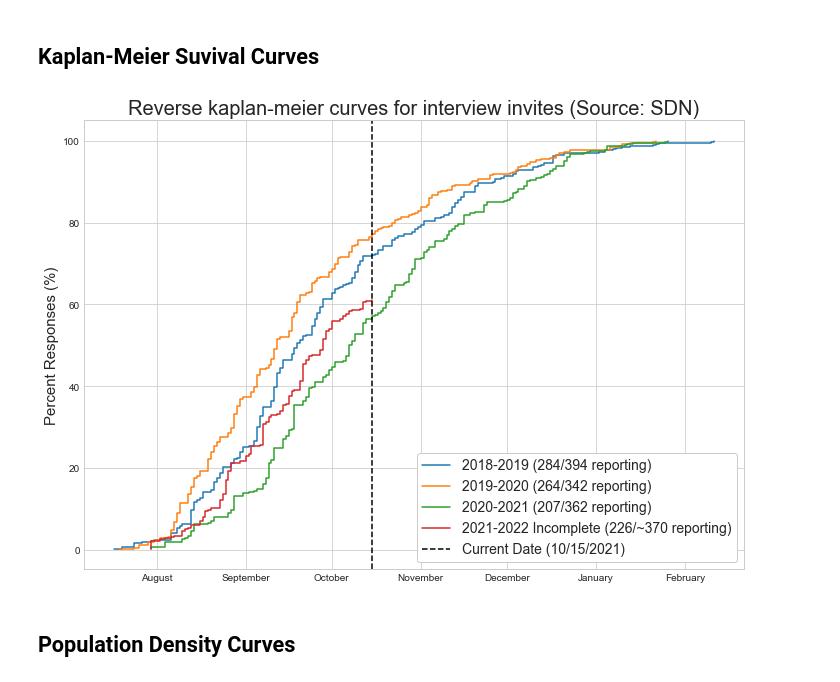
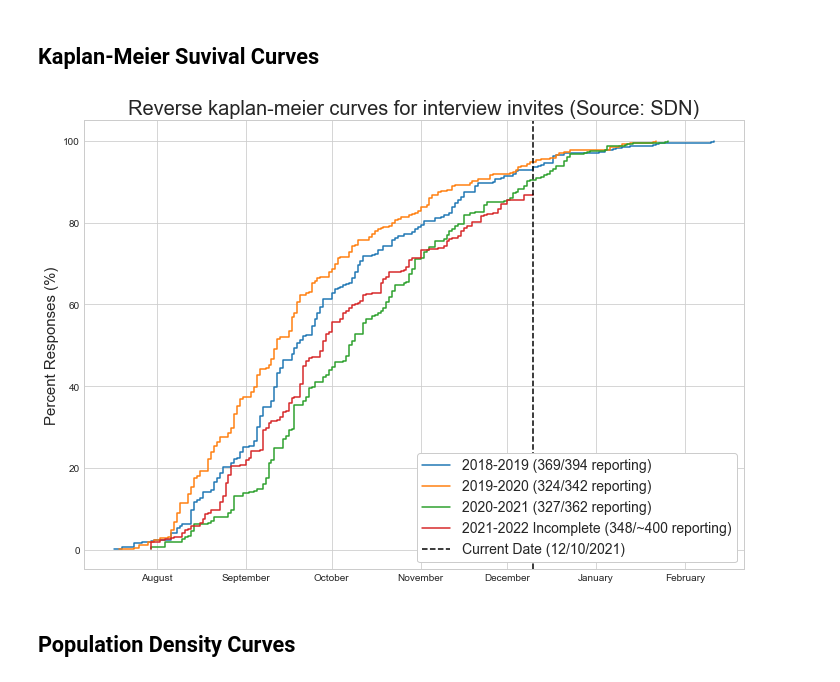
Before and after one commit to toofastdan117/SDN_Physician_Scientist_Analysis, a Jupyter notebook: SDN interviews/MD_PhD Interview Invite Analyzer.ipynb, the cells around one changed output. Saved outputs shown, nothing was run; the diff lists cells and outputs as text; code cells hidden in the pictures.

```diff
--- a/SDN interviews/MD_PhD Interview Invite Analyzer.ipynb
+++ b/SDN interviews/MD_PhD Interview Invite Analyzer.ipynb
@@ -135,7 +135,7 @@ def cycle_generator(text_list, cycle_start_year):
 # Give a central directory were you downloaded everything.  Importing the .txt files
 
 directory = "C:/Users/TooFastDan/Documents/MD_PhD Application/Python Analysis/SDN interviews"
-cycle_2021 = text_parser(filepath=directory + "/2021-2022 interview invites 2021-10-15.txt")
+cycle_2021 = text_parser(filepath=directory + "/2021-2022 interview invites 2021-12-10.txt")
 cycle_2020 = text_parser(filepath=directory + "/2020-2021 interview invites.txt")
 cycle_2019 = text_parser(filepath=directory + "/2019-2020 interview invites.txt")
 cycle_2018 = text_parser(filepath=directory + "/2018-2019 interview invites.txt")
@@ -166,10 +166,10 @@ ii_2019['cycle'] = '2019-2020'
 ii_2018['cycle'] = '2018-2019'
 
 # Dropping na values for interviews (optional - nice if you want to graph things, but not if you want a complete dataset)
-ii_2021 = ii_2021[ii_2021['II_date'].notna()]
-ii_2020 = ii_2020[ii_2020['II_date'].notna()]
-ii_2019 = ii_2019[ii_2019['II_date'].notna()]
-ii_2018 = ii_2018[ii_2018['II_date'].notna()]
+#ii_2021 = ii_2021[ii_2021['II_date'].notna()]
+#ii_2020 = ii_2020[ii_2020['II_date'].notna()]
+#ii_2019 = ii_2019[ii_2019['II_date'].notna()]
+#ii_2018 = ii_2018[ii_2018['II_date'].notna()]
 
 # Sorting by interview invite date
 ii_2021 = ii_2021.sort_values(by="II_date")
@@ -178,16 +178,16 @@ ii_2019 = ii_2019.sort_values(by="II_date")
 ii_2018 = ii_2018.sort_values(by="II_date")
 
 # Numbering every II
-ii_2021['rank'] = [i+1 for i in range(len(ii_2021))]
-ii_2020['rank'] = [i+1 for i in range(len(ii_2020))]
-ii_2019['rank'] = [i+1 for i in range(len(ii_2019))]
-ii_2018['rank'] = [i+1 for i in range(len(ii_2018))]
+#ii_2021['rank'] = [i+1 for i in range(len(ii_2021))]
+#ii_2020['rank'] = [i+1 for i in range(len(ii_2020))]
+#ii_2019['rank'] = [i+1 for i in range(len(ii_2019))]
+#ii_2018['rank'] = [i+1 for i in range(len(ii_2018))]
 
 # Creating a percent for suvival analysis
-ii_2021['percent'] = (ii_2021['rank'] / 370) * 100  #assuming there are 370 final entries
-ii_2020['percent'] = (ii_2020['rank'] / len(ii_2020)) * 100
-ii_2019['percent'] = (ii_2019['rank'] / len(ii_2019)) * 100
-ii_2018['percent'] = (ii_2018['rank'] / len(ii_2018)) * 100
+#ii_2021['percent'] = (ii_2021['rank'] / 400) * 100  #assuming there are 400 final entries
+#ii_2020['percent'] = (ii_2020['rank'] / len(ii_2020)) * 100
+#ii_2019['percent'] = (ii_2019['rank'] / len(ii_2019)) * 100
+#ii_2018['percent'] = (ii_2018['rank'] / len(ii_2018)) * 100
 
 # Concatenating all application cycles into one df
 ii_all = pd.concat([ii_2021, ii_2020, ii_2019, ii_2018], axis=0, ignore_index=True)
@@ -233,34 +248,34 @@ print("2021-2022 cycle users:", len(ii_2021),
 # %%
 %matplotlib inline
 
 # Style and figure size
 plt.style.use("seaborn-whitegrid")
 fig, ax = plt.subplots(figsize=(10, 7))
 
 # Plotting one line for each cycle.  Important to set the same year for overlay
-ax.step(x=ii_2018['II_date'], y=ii_2018['percent'], label="2018-2019 (284/394 reporting)", where="post")
-ax.step(x=ii_2019['II_date'], y=ii_2019['percent'], label="2019-2020 (264/342 reporting)", where="post")
-ax.step(x=ii_2020['II_date'], y=ii_2020['percent'], label="2020-2021 (207/362 reporting)", where="post")
-ax.step(x=ii_2021['II_date'], y=ii_2021['percent'], label="2021-2022 Incomplete (226/~370 reporting)", where="post")
+ax.step(x=ii_2018['II_date'], y=ii_2018['percent'], label="2018-2019 (369/394 reporting)", where="post")
+ax.step(x=ii_2019['II_date'], y=ii_2019['percent'], label="2019-2020 (324/342 reporting)", where="post")
+ax.step(x=ii_2020['II_date'], y=ii_2020['percent'], label="2020-2021 (327/362 reporting)", where="post")
+ax.step(x=ii_2021['II_date'], y=ii_2021['percent'], label="2021-2022 Incomplete (348/~400 reporting)", where="post")
 
 # Plotting vertical line for the current date
-plt.axvline(x=datetime.strptime("10/15/2021", '%m/%d/%Y'), color="#000000", ls="--", lw=1.5, label='Current Date (10/15/2021)')
+plt.axvline(x=datetime.strptime("12/10/2021", '%m/%d/%Y'), color="#000000", ls="--", lw=1.5, label='Current Date (12/10/2021)')
 
 # Tick, axis, and title labels
 #plt.xlabel("Date")
 tick_labels = ['August', 'September', 'October', 'November', 'December', 'January', 'February']
 ax.set_xticklabels(tick_labels)
 ax.set_ylabel("Percent Responses (%)", fontsize=15)
 ax.set_title("Reverse kaplan-meier curves for interview invites (Source: SDN)", fontsize=20)
 ax.legend(fontsize=14, loc='lower right', facecolor='white', framealpha=1, frameon=True)
 
 # Displaying the figure
 plt.tight_layout()
 
 # Saving the figure
-#plt.savefig(directory+"/kaplan-meier iis.png", dpi=300)
+plt.savefig(directory+"/kaplan-meier iis.png", dpi=300)
 # %% [output]
-[figure, old version]
+[figure, new version]
 # %% [markdown]
 ## Population Density Curves
 # %%
```
Also changed, not shown: parts of 8 cells of this notebook, 13 other files.
